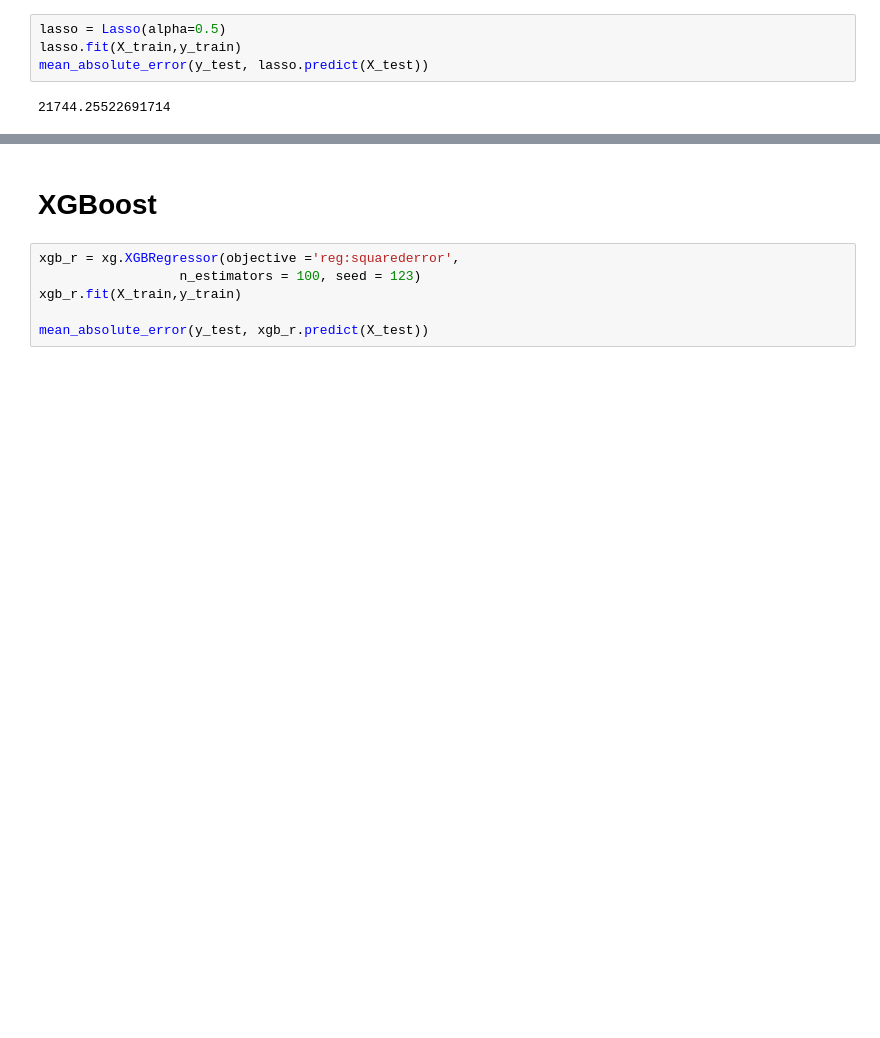
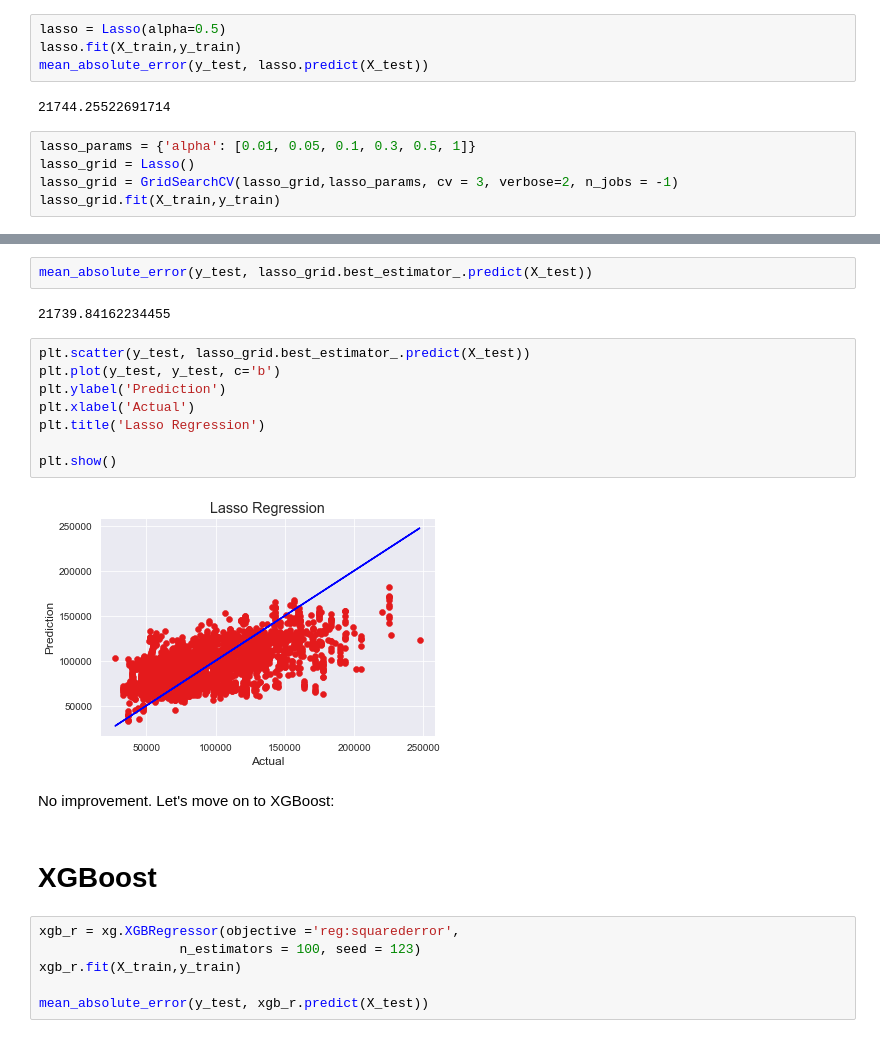
Before and after one commit to ronaldpacheco/Capstone_2_Data-Science-Salary-Prediction, a Jupyter notebook: Modeling.ipynb, the cells around one changed output, grey strips where cells are left out. Drawn from its saved outputs; the diff is of its cells as text; blank space fills up the shorter version.

```diff
--- a/Modeling.ipynb
+++ b/Modeling.ipynb
@@ -147,3 +194,8 @@ lasso.fit(X_train,y_train)
 mean_absolute_error(y_test, lasso.predict(X_test))
 # %% [output]
 21744.25522691714
+# %%
+lasso_params = {'alpha': [0.01, 0.05, 0.1, 0.3, 0.5, 1]}
+lasso_grid = Lasso()
+lasso_grid = GridSearchCV(lasso_grid,lasso_params, cv = 3, verbose=2, n_jobs = -1)
+lasso_grid.fit(X_train,y_train)
@@ -150,3 +217,19 @@ mean_absolute_error(y_test, lasso.predict(X_test))
+# %%
+mean_absolute_error(y_test, lasso_grid.best_estimator_.predict(X_test))
+# %% [output]
+21739.84162234455
+# %%
+plt.scatter(y_test, lasso_grid.best_estimator_.predict(X_test))
+plt.plot(y_test, y_test, c='b')
+plt.ylabel('Prediction')
+plt.xlabel('Actual')
+plt.title('Lasso Regression')
+
+plt.show()
+# %% [output]
+[figure, added]
+# %% [markdown]
+No improvement. Let's move on to XGBoost:
 # %% [markdown]
 # XGBoost
 # %%
```
Also changed, not shown: parts of 63 cells of this notebook.
